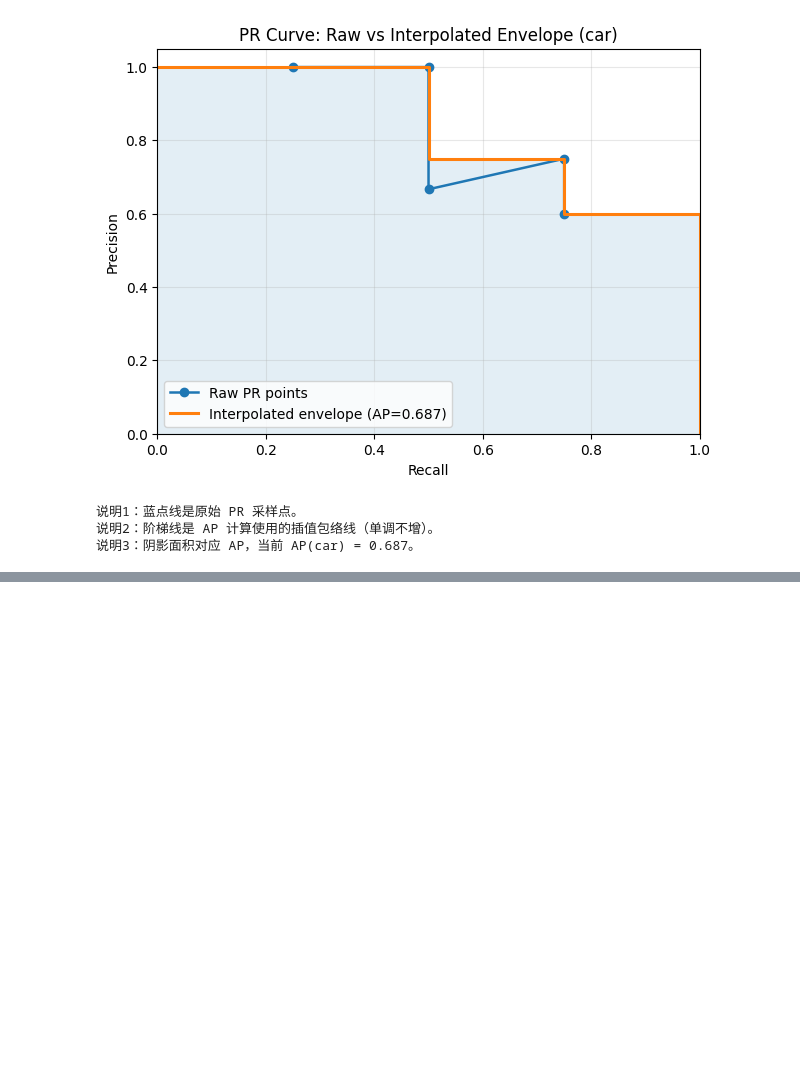
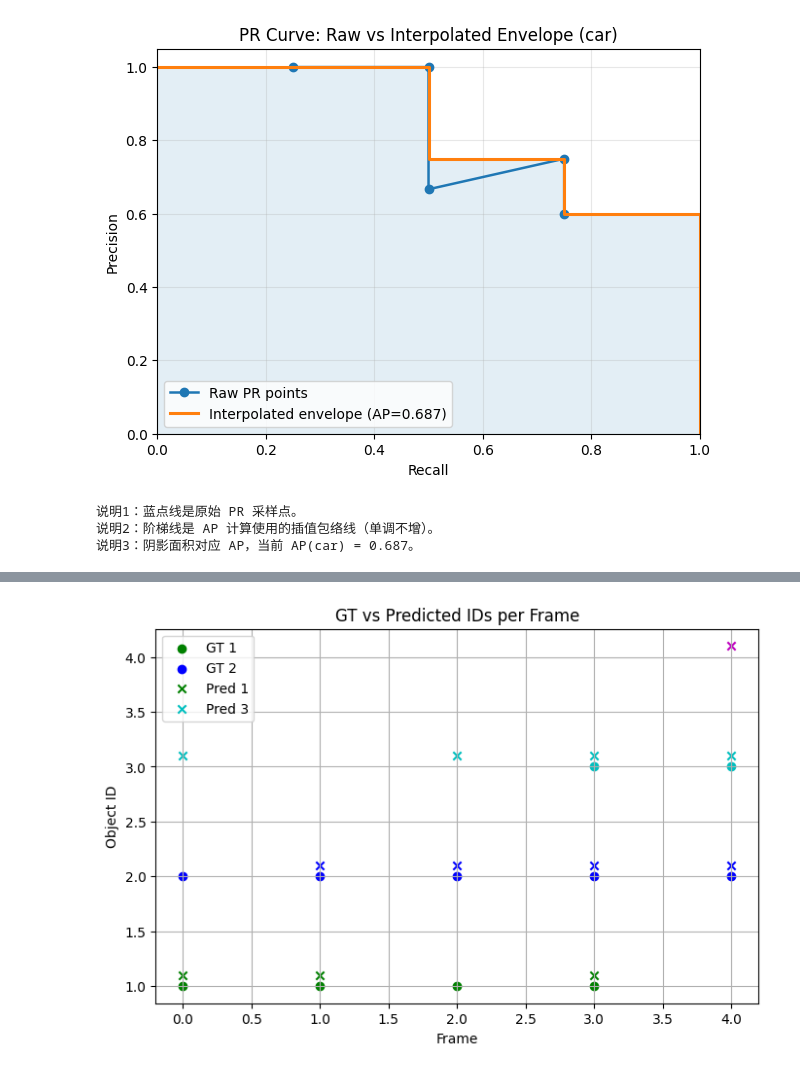
Before and after one commit to cola1917/ad-eval-suite, a Jupyter notebook: Metrics_Introduction.ipynb, the cells around one changed output, grey strips where cells are left out. Saved outputs shown, nothing was run; the diff lists cells and outputs as text; code cells hidden in the pictures; blank space fills up the shorter version.

```diff
--- a/Metrics_Introduction.ipynb
+++ b/Metrics_Introduction.ipynb
@@ -209,0 +342,88 @@ print(f'说明3：阴影面积对应 AP，当前 AP(car) = {ap_car:.3f}。')
+# %%
+# ==== 模拟多帧 GT 和预测 ====
+# 每帧的 GT IDs
+gt_frames = [
+    [1, 2],
+    [1, 2],
+    [1, 2],
+    [1, 2, 3],
+    [2, 3]
+]
+
+# 每帧预测 IDs (按顺序对应帧)
+pred_frames = [
+    [1, 3],      # 第1帧: TP=1, FN=1, FP=1
+    [1, 2],      # 第2帧: TP=2, FN=0, FP=0
+    [2, 3],      # 第3帧: TP=1, FN=1, FP=1, ID Switch=1
+    [1, 2, 3],   # 第4帧: TP=3, FN=0, FP=0
+    [2, 3, 4]    # 第5帧: TP=2, FN=0, FP=1
+]
+
+# ==== 初始化统计变量 ====
+total_GT = sum(len(f) for f in gt_frames)
+total_FP = 0
+total_FN = 0
+id_switches = 0
+
+# MT/ML 统计: 保存每个 GT ID 被追踪帧数
+gt_track_count = {}
+
+# 跟踪 ID 分配历史: {GT ID: last_pred_id}
+last_assignment = {}
+
+# 模拟每帧处理
+for frame_idx, (gt, pred) in enumerate(zip(gt_frames, pred_frames)):
+    gt_set = set(gt)
+    pred_set = set(pred)
+
+    # TP / FP / FN
+    tp = gt_set.intersection(pred_set)
+    fn = gt_set - pred_set
+    fp = pred_set - gt_set
+
+    total_FN += len(fn)
+    total_FP += len(fp)
+
+    # 更新 MT/ML 追踪帧数
+    for g in gt:
+        if g not in gt_track_count:
+            gt_track_count[g] = 0
+        if g in tp:
+            gt_track_count[g] += 1
+
+    # ID Switch 统计
+    for g in tp:
+        pred_id = g  # 简化模拟: pred ID == GT ID（可以随机映射模拟真实算法）
+        if g in last_assignment and last_assignment[g] != pred_id:
+            id_switches += 1
+        last_assignment[g] = pred_id
+
+# ==== MOTA / MOTP / MT / ML ====
+MOTA = 1 - (total_FN + total_FP + id_switches)/total_GT
+MOTP = 0.05  # 位置误差平均值，假设示例（真实算法需要计算框IoU或中心点距离）
+
+MT = sum(1 for v in gt_track_count.values() if v/len(gt_frames) >= 0.8) / len(gt_track_count)
+ML = sum(1 for v in gt_track_count.values() if v/len(gt_frames) <= 0.2) / len(gt_track_count)
+
+print(f"Total GT targets: {total_GT}")
+print(f"Total FP: {total_FP}, Total FN: {total_FN}, ID Switches: {id_switches}")
+print(f"MOTA: {MOTA:.3f}, MOTP: {MOTP:.3f}")
+print(f"Mostly Tracked (MT): {MT:.2%}, Mostly Lost (ML): {ML:.2%}")
+
+# ==== 可视化 GT 和预测轨迹 ====
+plt.figure(figsize=(8,5))
+colors = ['r','g','b','c','m']
+for idx, gt in enumerate(gt_frames):
+    for g in gt:
+        plt.scatter(idx, g, color=colors[g%5], marker='o', label=f'GT {g}' if idx==0 else "")
+for idx, pred in enumerate(pred_frames):
+    for p in pred:
+        plt.scatter(idx, p+0.1, color=colors[p%5], marker='x', label=f'Pred {p}' if idx==0 else "")
+
+plt.xlabel('Frame')
+plt.ylabel('Object ID')
+plt.title('GT vs Predicted IDs per Frame')
+plt.legend(loc='upper left')
+plt.grid(True)
+plt.show()
+# %% [output]
@@ -209,0 +434 @@ print(f'说明3：阴影面积对应 AP，当前 AP(car) = {ap_car:.3f}。')
+[figure, added]
```
Also changed, not shown: parts of 14 cells of this notebook.
